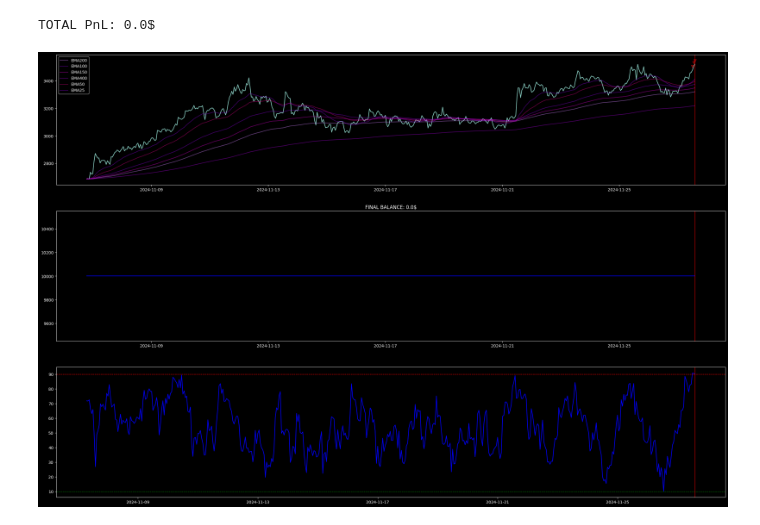
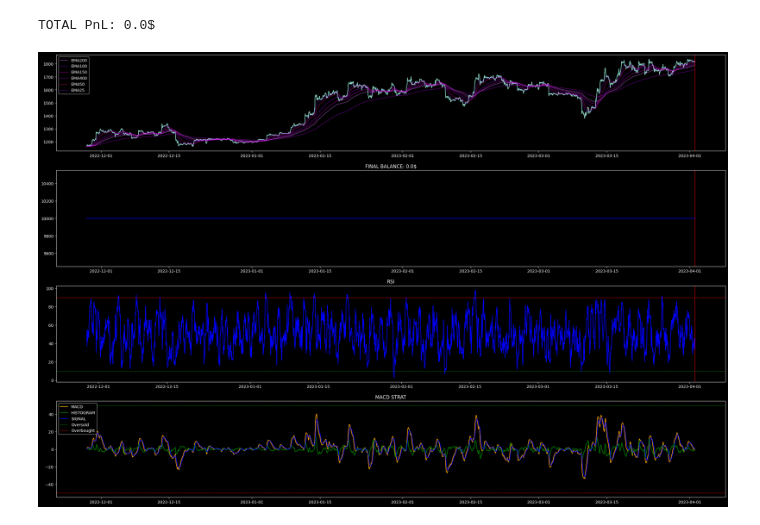
Before and after one commit to IamSTEINI/crypto-strategy-playground, a Jupyter notebook: backtesting.ipynb, the cells around one changed output. Drawn from its saved outputs; the diff is of its cells as text; code cells hidden in the pictures.

```diff
--- a/backtesting.ipynb
+++ b/backtesting.ipynb
@@ -15,7 +15,7 @@ plt.subplots_adjust(hspace=5)
 # CHOOSING A RANDOM SEQUENCE OF THE CHART
 
 length = df.shape[0]
-backtesting_length = 500
+backtesting_length = 3000
 random_indx = random.randrange(backtesting_length, length - backtesting_length - 1)
 df = df.iloc[random_indx:random_indx+backtesting_length]
 # %%
@@ -115,7 +133,10 @@ print("TOTAL PnL: "+str(round((PORTFOLIO["balance"].iloc[-1])-imoney, 2))+"$")
 # %% [output]
 TOTAL PnL: 0.0$
 # %%
-# PRICE CHART
+# DISPLAYING
+
+
+
 #CONVERT TIMESTAMPS
 df['timestamp'] = pd.to_datetime(df['timestamp'], unit='ms').astype('datetime64[s]')
 BUY_SIGNAL['Timestamp'] = pd.to_datetime(BUY_SIGNAL['Timestamp'], unit='ms').astype('datetime64[s]')
@@ -131,36 +152,51 @@ ema150 = y1.ewm(span=150, adjust=False).mean()
 ema200 = y1.ewm(span=200, adjust=False).mean()
 ema400 = y1.ewm(span=400, adjust=False).mean()
 
-fig, (ax1, ax2, ax3) = plt.subplots(3, 1, figsize=(30, 20))
+# MACD
+MACD_line = (y1.ewm(span=12, adjust=False).mean() - y1.ewm(span=26, adjust=False).mean())
+MACD_sign = MACD_line.ewm(span=9, adjust=False).mean()
+MACD_line_hist = MACD_line - MACD_sign
+
+fig, (ax1, ax2, ax3, ax4) = plt.subplots(4, 1, figsize=(30, 20))
 plt.subplots_adjust(hspace=0.2)
 
 ax1.plot(x1,y1)
 ax1.axvline(x=df['timestamp'].iloc[-1], color="red", linestyle="-", linewidth=1)
 ax1.plot(x1, ema200, color="#d284ff78", linewidth=1.5, label="EMA200")
 ax1.plot(x1, ema100, color="#a200ff65", linewidth=1.5, label="EMA100")
 ax1.plot(x1, ema150, color="#ff00f264", linewidth=1.5, label="EMA150")
 ax1.plot(x1, ema400, color="#c300ff63", linewidth=1.5, label="EMA400")
 ax1.plot(x1, ema50, color="#ff009d64", linewidth=1.5, label="EMA50")
 ax1.plot(x1, ema25, color="#a200ff63", linewidth=1.5, label="EMA25")
 ax1.legend(loc="upper left")
 ax1.scatter(BUY_SIGNAL["Timestamp"], BUY_SIGNAL["Price"] - 25, color="#00FF0073", s=50, marker="^", zorder=5)
 ax1.scatter(SELL_SIGNAL["Timestamp"], SELL_SIGNAL["Price"] + 25, color="#ff101065", s=50, marker="v", zorder=5)
 
 # PORTFOLIO BALANCE
 x2 =  df["timestamp"]
 y2 =  PORTFOLIO["balance"]
 ax2.plot(x2,y2,  color="blue")
 ax2.set_title("FINAL BALANCE: "+str(round((PORTFOLIO["balance"].iloc[-1])-imoney, 2))+"$")
 ax2.axvline(x=df['timestamp'].iloc[-1], color="red", linestyle="-", linewidth=1)
 
 
 # RSI
 ax3.plot(x2,df["RSI"],  color="blue")
+ax3.set_title("RSI")
 ax3.axhline(y=OVERSOLD, color="green", linestyle="--", linewidth=1, label="Oversold")
 ax3.axhline(y=OVERBOUGHT, color="red", linestyle="--", linewidth=1, label="Overbought")
 ax3.axvline(x=df['timestamp'].iloc[-1], color="red", linestyle="-", linewidth=1)
 
 
+# MACD PLOT
+ax4.plot(x2, MACD_line, color="orange", label="MACD")
+ax4.plot(x2, MACD_line_hist, color="green", label="HISTOGRAM")
+ax4.plot(x2, MACD_sign, color="blue", label="SIGNAL")
+ax4.set_title("MACD STRAT")
+ax4.axhline(y=50, color="green", linestyle="--", linewidth=1, label="Oversold")
+ax4.axhline(y=-50, color="red", linestyle="--", linewidth=1, label="Overbought")
+ax4.legend(loc="upper left")
+
 plt.show()
 # %% [output]
-[figure, old version]
+[figure, new version]
```
Also changed, not shown: parts of 1 cell of this notebook, 9 other files.
